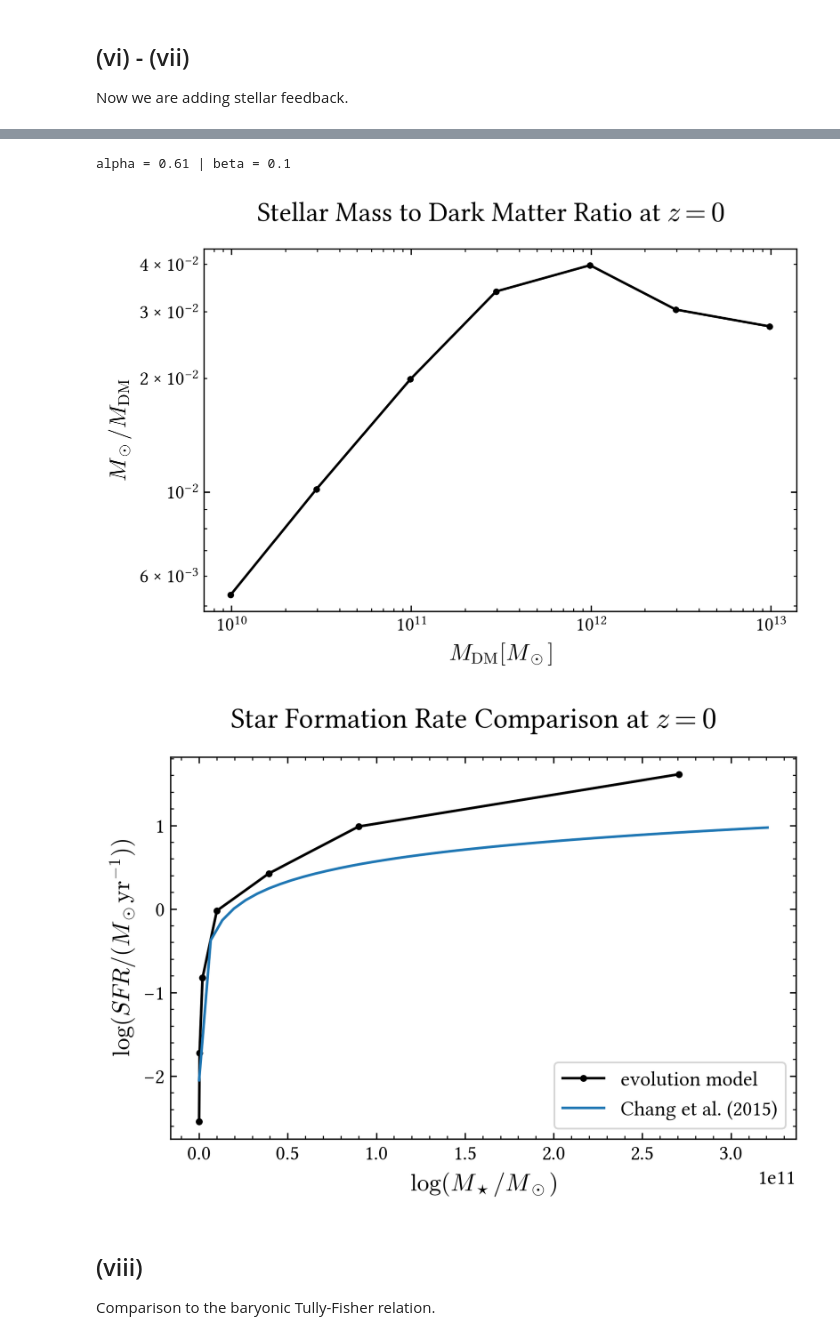
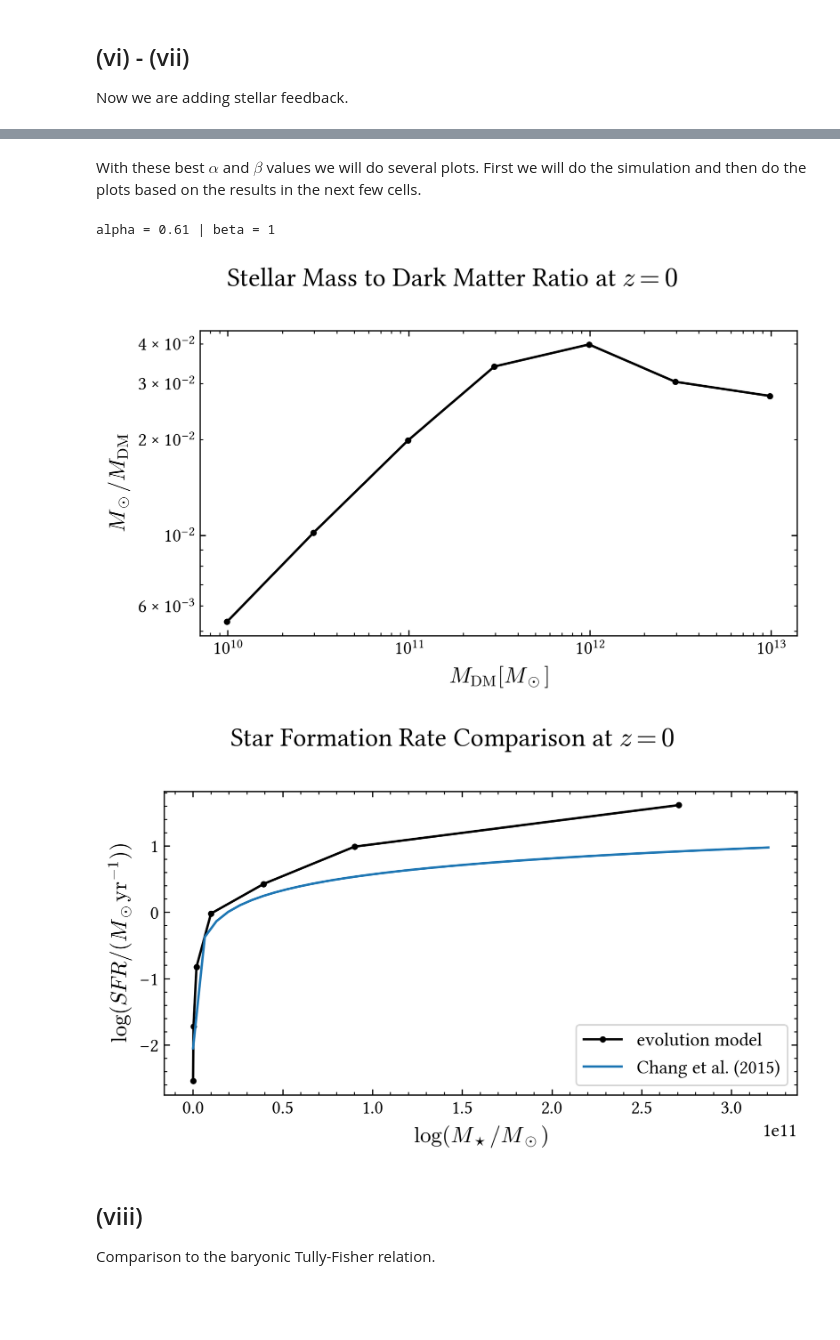
Before and after one commit to lorlo9999/FEG_NA2, a Jupyter notebook: script.ipynb, the cells around one changed output, grey strips where cells are left out. Drawn from its saved outputs; the diff is of its cells as text; code cells hidden in the pictures; blank space fills up the shorter version.

```diff
--- a/script.ipynb
+++ b/script.ipynb
@@ -294,5 +298,5 @@ def mass_evolution_v2(M_vir, df, alpha=0.2, beta=0.2, f_b=0.18, stellar_frac=0.0
 # %%
-alpha_space = np.linspace(0.1,5,10)
+alpha_space = np.linspace(0.1,3,10) # Values above 3 are too far away
 
 fig,ax = plt.subplots(figsize = fsize_large)
 
@@ -312,7 +316,7 @@ ax.grid()
 plt.show()
 plt.close()
 
-alpha_best = 2.278
+alpha_best = 0.6
 
 beta_space = np.linspace(0.1,1,10)
 fig,ax = plt.subplots(figsize = fsize_large)
@@ -338,3 +342,5 @@ plt.close()
+# %% [markdown]
+With these best $\alpha$ and $\beta$ values we will do several plots. First we will do the simulation and then do the plots based on the results in the next few cells.
 # %%
 # Get the data
 alpha_best = 0.61
@@ -373,33 +379,32 @@ print(f'alpha = {alpha_best} | beta = {beta_best}')
 plt.show()
 plt.close()
 # %% [output]
-alpha = 0.61 | beta = 0.1
+alpha = 0.61 | beta = 1
-[figure, old version]
+[figure, new version]
 # %%
 # SFR over SM Plot
-
 
 def sfr_chang(M_s):
     return 0.8*np.log10(M_s/(10**10)) - 0.23
 
 SM_range = np.linspace(SM_list[0], SM_list[-1]+5e10)
 results_chang = sfr_chang(SM_range)
 
 fig, ax = plt.subplots(figsize=fsize_large)
 if print_titles: fig.suptitle(r'Star Formation Rate Comparison at $z=0$')
 
 ax.plot(SM_list,np.log10(SFR_list),marker='.', label='evolution model')
 ax.plot(SM_range, results_chang, label='Chang et al. (2015)')
 
 ax.set_xlabel(r'$\log(M_\star / M_\odot)$')
 ax.set_ylabel(r'$\log(SFR / (M_\odot \text{yr}^{-1}))$')
 plt.legend()
 plt.tight_layout()
 
-if save_figures: plt.savefig('SFR_comp.pdf')
+if save_figures: plt.savefig('plots/SFR_comparison.pdf')
 plt.show()
 # %% [output]
-[figure, old version]
+[figure, new version]
 # %% [markdown]
 ## (viii)
 
```
Also changed, not shown: parts of 12 cells of this notebook, 11 other files.
